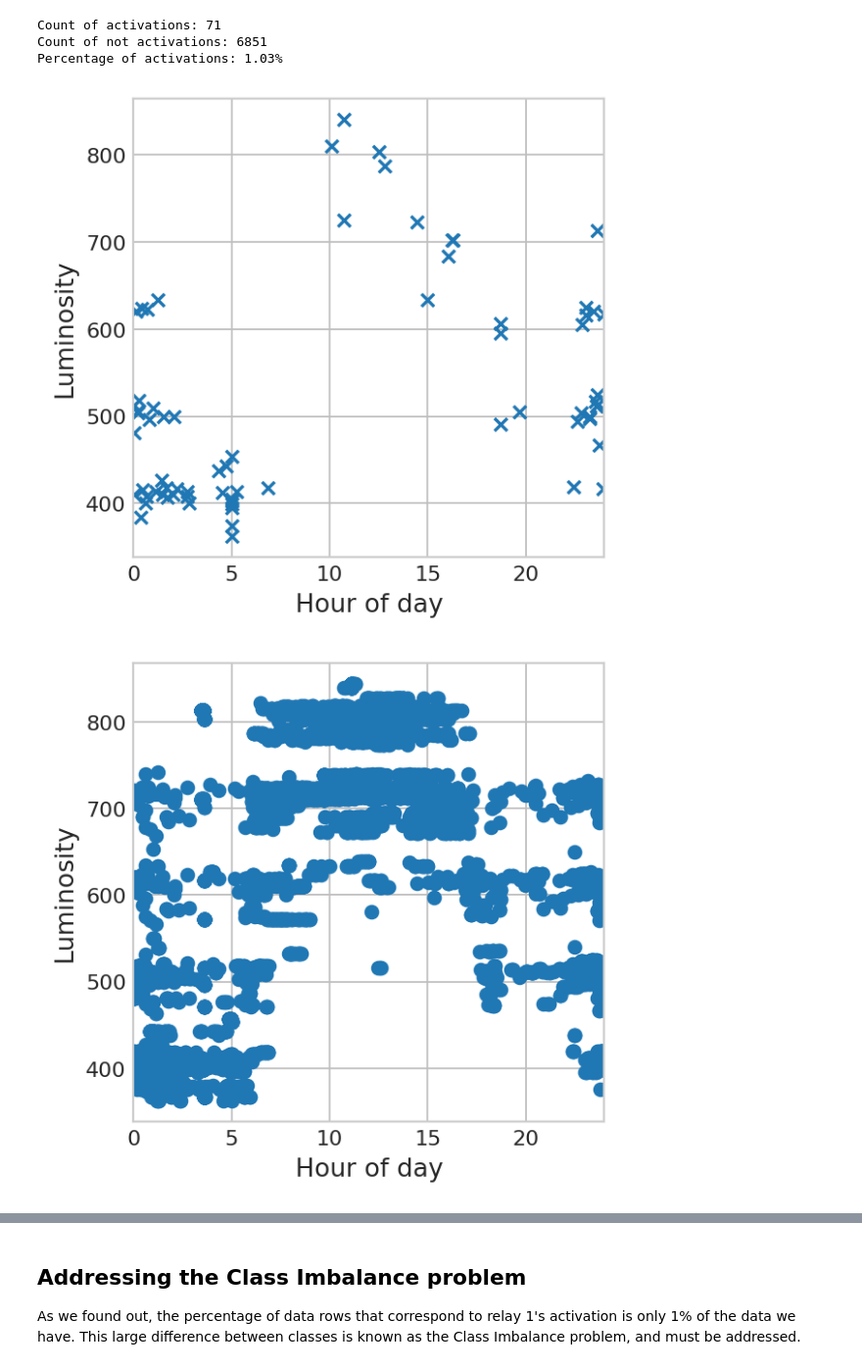
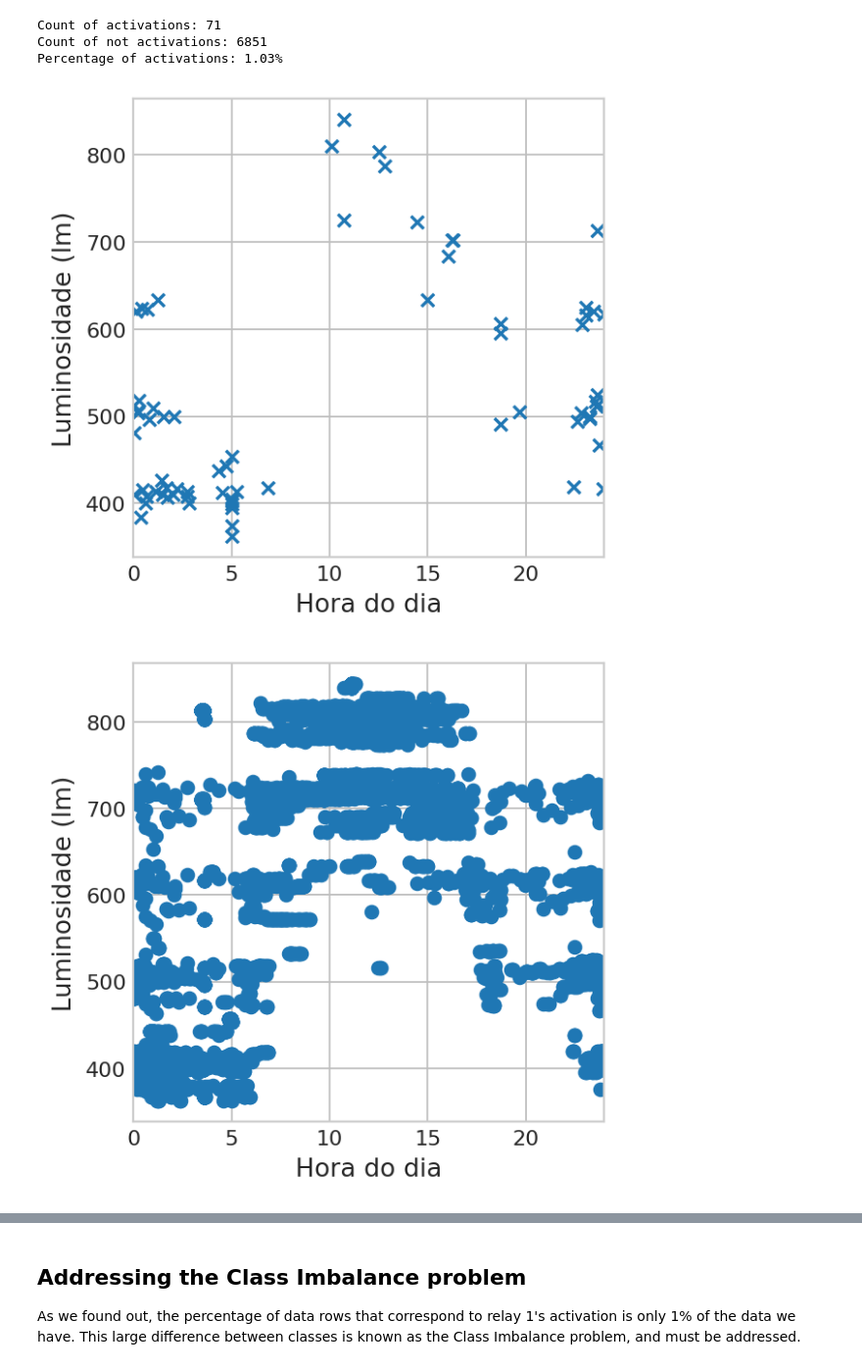
Before and after one commit to hedwig-project/ML-explorations, a Jupyter notebook: Organized Hallway Data Set.ipynb, the cells around one changed output, grey strips where cells are left out. Shown at 98% size. Cells and saved outputs as stored; diff of their text form; code cells hidden in the pictures.

```diff
--- a/Organized Hallway Data Set.ipynb
+++ b/Organized Hallway Data Set.ipynb
@@ -157,34 +157,34 @@ Percentage of activations: 1.03%
 # %%
 fig = plt.figure(figsize=(4,4))
 ax = fig.add_subplot(111)
 
 ax.set_xlim([0,24])
-ax.set_xlabel("Hour of day",fontsize=12)
-ax.set_ylabel("Luminosity",fontsize=12)
+ax.set_xlabel("Hora do dia",fontsize=12)
+ax.set_ylabel("Luminosidade (lm)",fontsize=12)
 ax.grid(True,linestyle='-',color='0.75')
 
 ax.scatter(np.array(features_turn_on)[:, 0]/3600,
            np.array(features_turn_on)[:, 1],
            marker = 'x');
 
 plt.show()
 
 fig = plt.figure(figsize=(4,4))
 ax = fig.add_subplot(111)
 
 ax.set_xlim([0,24])
-ax.set_xlabel("Hour of day",fontsize=12)
-ax.set_ylabel("Luminosity",fontsize=12)
+ax.set_xlabel("Hora do dia",fontsize=12)
+ax.set_ylabel("Luminosidade (lm)",fontsize=12)
 ax.grid(True,linestyle='-',color='0.75')
 
 ax.scatter(np.array(features_not_turn_on)[:, 0]/3600,
            np.array(features_not_turn_on)[:, 1],
            marker = 'o');
 
 plt.show()
 # %% [output]
-[figure, old version]
+[figure, new version]
-[figure, old version]
+[figure, new version]
 # %% [markdown]
 ## Model Training
 
```
Also changed, not shown: parts of 23 cells of this notebook.
